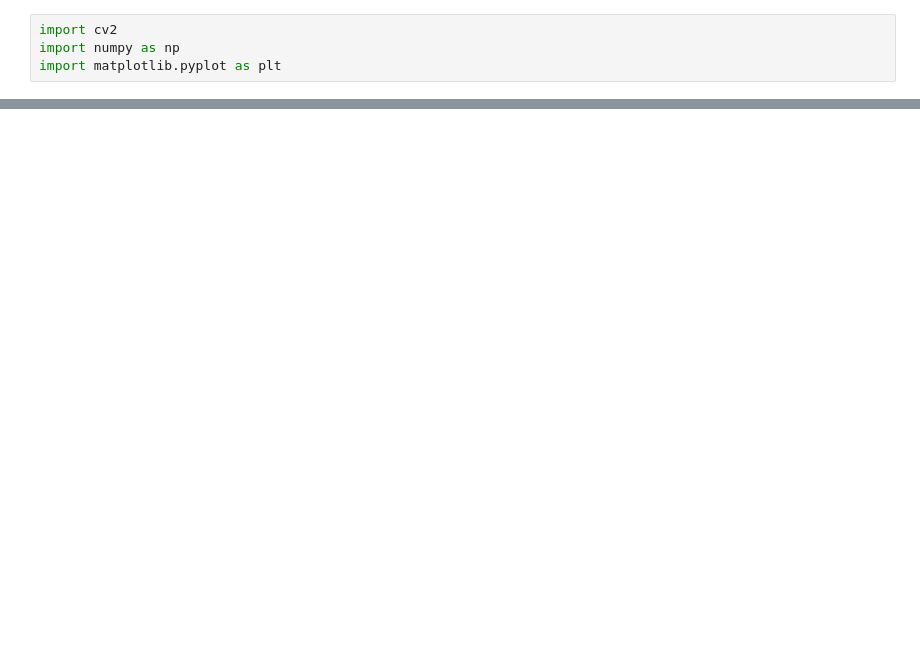
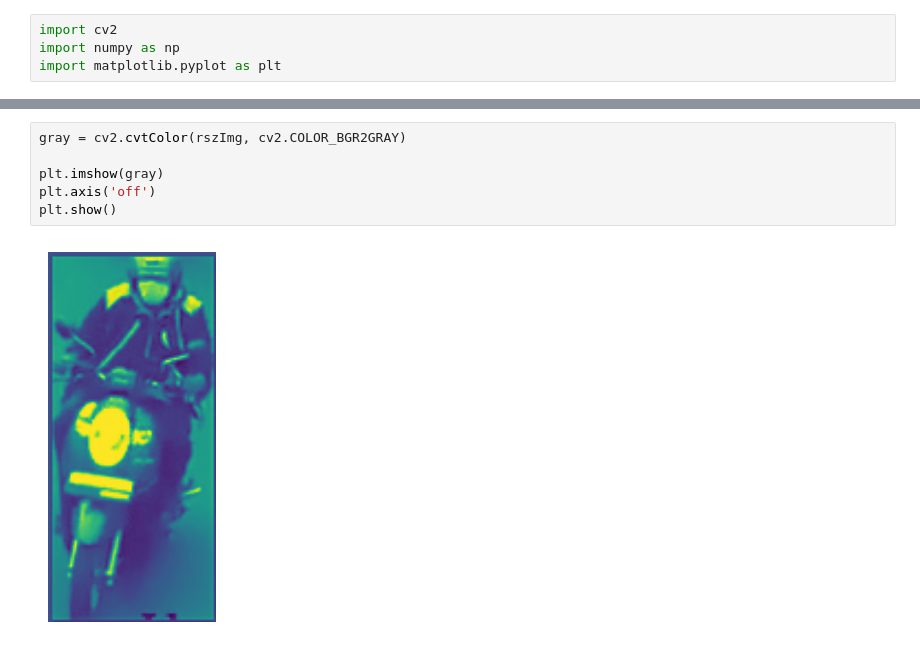
Before and after one commit to whisnumurtyga/deteksi-lampu-motor, a Jupyter notebook: lampu-fuzzy.ipynb, the cells around one changed output, grey strips where cells are left out. Cells and saved outputs as stored; diff of their text form; blank space fills up the shorter version.

```diff
--- a/lampu-fuzzy.ipynb
+++ b/lampu-fuzzy.ipynb
@@ -12,0 +27,8 @@ plt.show()
+# %%
+gray = cv2.cvtColor(rszImg, cv2.COLOR_BGR2GRAY)
+
+plt.imshow(gray)
+plt.axis('off')
+plt.show()
+# %% [output]
+[figure, added]
```
Also changed, not shown: parts of 6 cells of this notebook, 4 other files.
